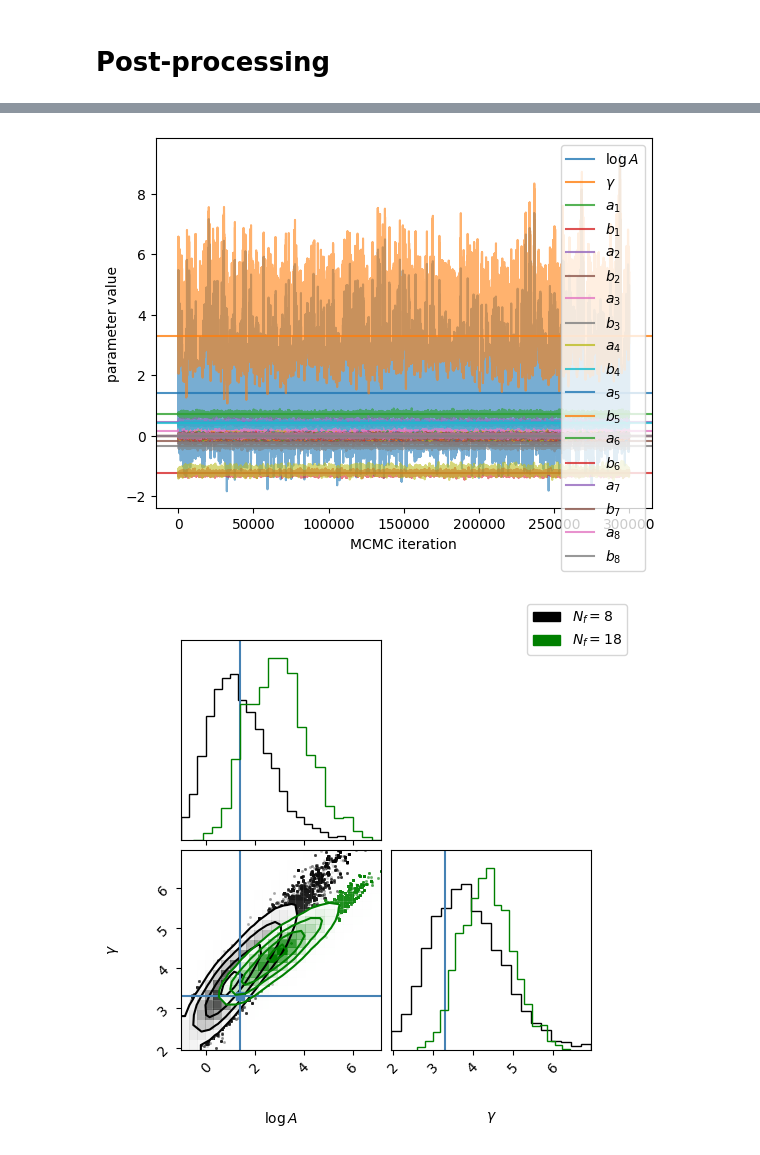
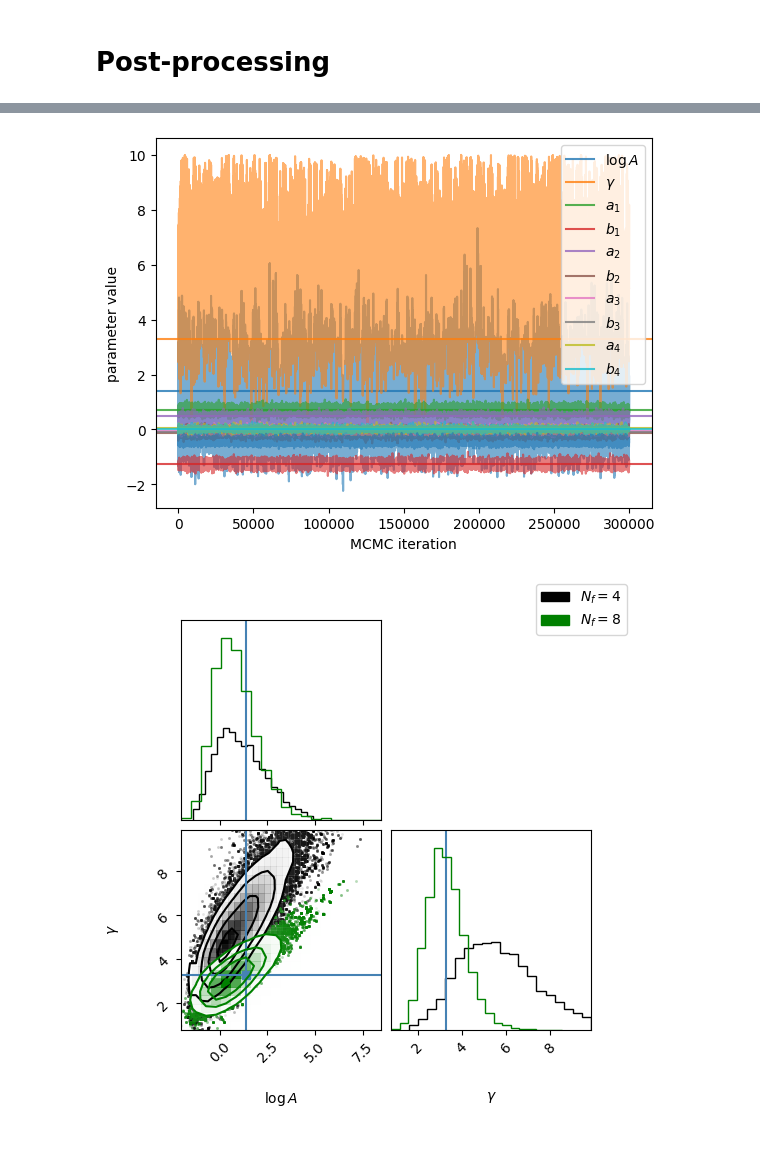
Before and after one commit to aiden-g12321/BayesFT, a Jupyter notebook: bias_example.ipynb, the cells around one changed output, grey strips where cells are left out. Drawn from its saved outputs; the diff is of its cells as text; code cells hidden in the pictures.

```diff
--- a/bias_example.ipynb
+++ b/bias_example.ipynb
@@ -50,7 +50,7 @@ F_inj = f.fast_Fourier_design(t, f_inj)
 signal_inj = F_inj @ a_inj
 
 # add zero-mean Gaussian noise
-log_sigma_inj = -100.0
+log_sigma_inj = -1.0
 sigma_inj = np.exp(log_sigma_inj)
 noise_seed = jr.PRNGKey(1)
 noise = jr.normal(noise_seed, shape=(Nt,)) * sigma_inj
@@ -84,15 +84,15 @@ plt.show()
 # Model specification
 # %%
 # compare bias in two models
-model_1_Nf = 8  # number of frequency bins in model 1
-model_2_Nf = 18  # number of frequency bins in model 2
+model_1_Nf = 4  # number of frequency bins in model 1
+model_2_Nf = 8  # number of frequency bins in model 2
 model_1 = hm.Hierarchical_Model(t, data, model_1_Nf)
 model_2 = hm.Hierarchical_Model(t, data, model_2_Nf)
 
 # point near maximum likelihood (ML) solution
 a_ML_1 = jnp.linalg.pinv(model_1.F) @ data
 log_sigma_ML_1 = jnp.log(jnp.sqrt(jnp.sum((data - model_1.F @ a_ML_1)**2.) / Nt))
-x_ML_1 = jnp.concatenate((hypers_inj, a_ML_1, jnp.array([log_sigma_ML_1])))
+x_ML_1 = jnp.concatenate((hypers_inj, a_ML_1, jnp.array([log_sigma_inj])))
 
 a_ML_2 = jnp.linalg.pinv(model_2.F) @ data
 log_sigma_ML_2 = jnp.log(jnp.sqrt(jnp.sum((data - model_2.F @ a_ML_2)**2.) / Nt))
@@ -181,31 +183,30 @@ plt.ylabel('parameter value')
 plt.legend(loc='upper right')
 plt.show()
 # %% [output]
-[figure, old version]
+[figure, new version]
 # %%
 # corner plot
 ndxs = np.arange(2)
 burnin = num_samples // 5
 nsamp = num_samples - burnin
 
 fig = corner(samples_1[0, burnin:][:, ndxs],
              truths=x_ML_1[ndxs],
              labels=model_1.labels[ndxs],
              weights=np.ones(nsamp)/nsamp,
              range=[0.99]*ndxs.shape[0],
              smooth=1.0)
 
-corner(samples_2[0, burnin:][:, ndxs],
-       fig=fig, color='green',
-       weights=np.ones(nsamp)/nsamp,
+corner(samples_2[0, burnin:][:, ndxs], color='green',
+       weights=np.ones(nsamp)/nsamp, fig=fig,
        smooth=1.0)
 
 black_patch = mpatches.Patch(color='black', label=rf'$N_f={model_1_Nf}$')
 green_patch = mpatches.Patch(color='green', label=rf'$N_f={model_2_Nf}$')
 fig.legend(handles=[black_patch, green_patch], loc='upper right')
 plt.show()
 # %% [output]
-[figure, old version]
+[figure, new version]
 # %%
 # violin plot
 logPSDs = np.log(samples_1[0, burnin:, 2::2][:,:-1]**2. + samples_1[0, burnin:, 3::2]**2.)
```
Also changed, not shown: parts of 7 cells of this notebook, 6 other files.
